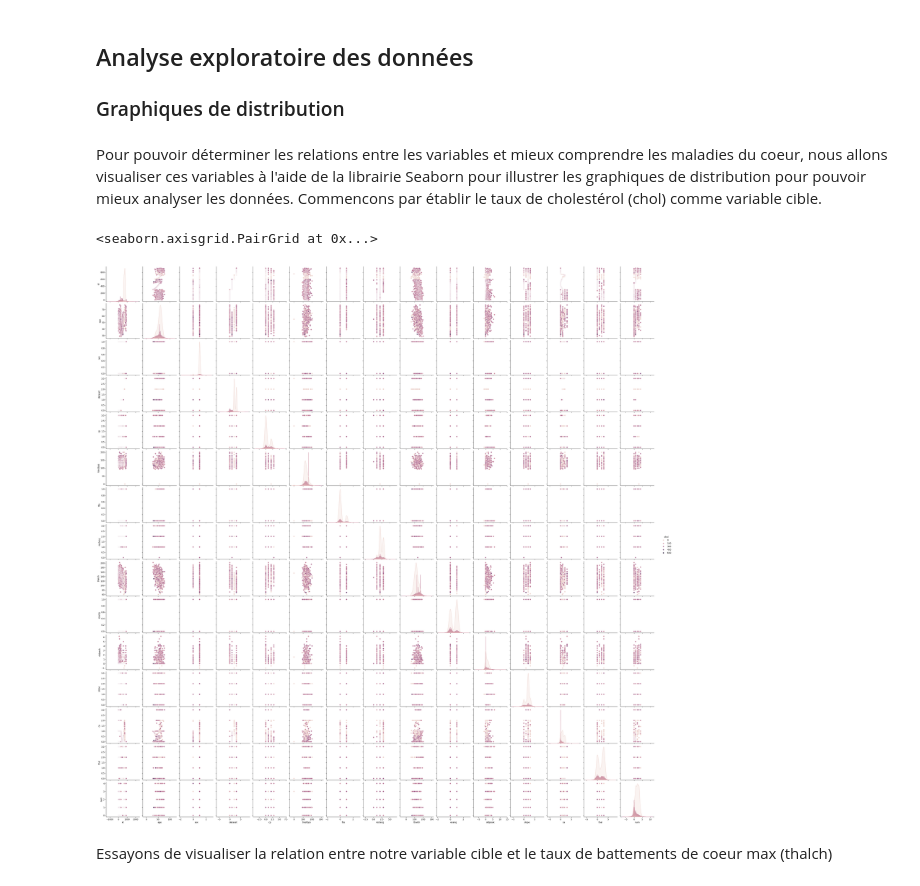
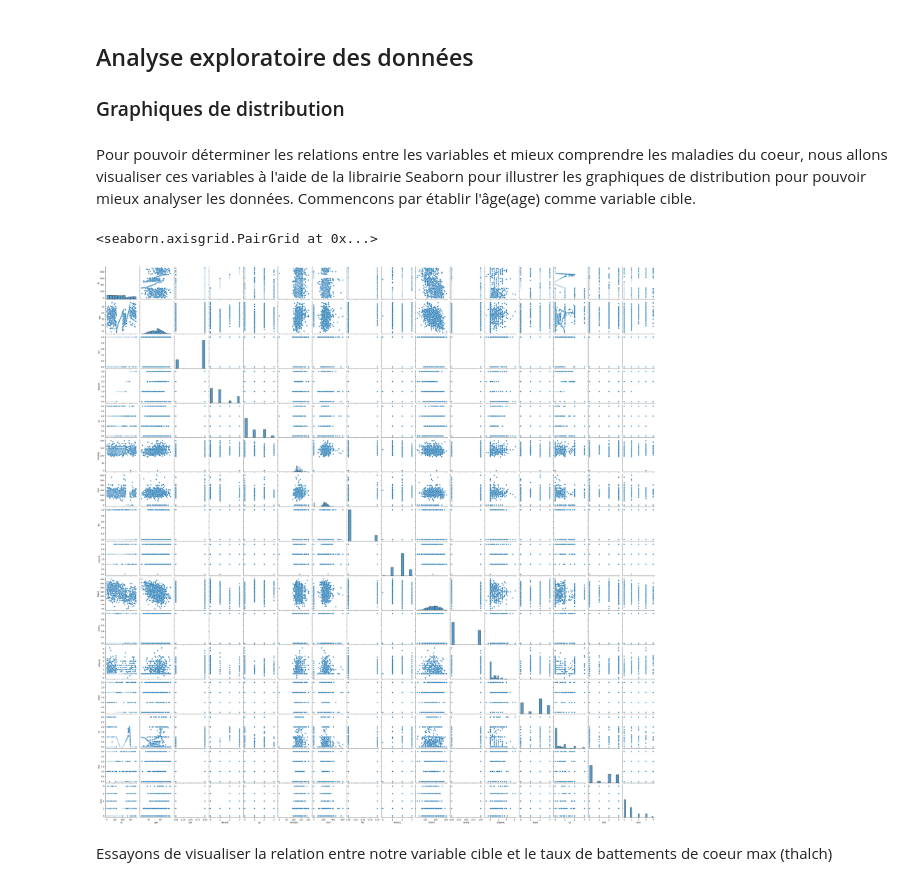
Before and after one commit to DuhRandomGuy/Projet-final-SDD1002, a Jupyter notebook: final.ipynb, the cells around one changed output. Drawn from its saved outputs; the diff is of its cells as text; code cells hidden in the pictures.

Commit message:
finition de l'interprétation des données

```diff
--- a/final.ipynb
+++ b/final.ipynb
@@ -227,12 +223,12 @@ Première chose qu'on peut remarquer comme différence : le getdummies() normali
 ## Analyse exploratoire des données
 ### Graphiques de distribution
 # %% [markdown]
-Pour pouvoir déterminer les relations entre les variables et mieux comprendre les maladies du coeur, nous allons visualiser ces variables à l'aide de la librairie Seaborn pour illustrer les graphiques de distribution pour pouvoir mieux analyser les données. Commencons par établir le taux de cholestérol (chol) comme variable cible.
+Pour pouvoir déterminer les relations entre les variables et mieux comprendre les maladies du coeur, nous allons visualiser ces variables à l'aide de la librairie Seaborn pour illustrer les graphiques de distribution pour pouvoir mieux analyser les données. Commencons par établir l'âge(age) comme variable cible.
 # %%
-sns.pairplot(dataLE, hue='chol')
+sns.pairplot(dataLE)
 # %% [output]
 <seaborn.axisgrid.PairGrid at 0x...>
-[figure, old version]
+[figure, new version]
 # %% [markdown]
 Essayons de visualiser la relation entre notre variable cible et le taux de battements de coeur max (thalch)
 # %%
```
Also changed, not shown: parts of 22 cells of this notebook.
